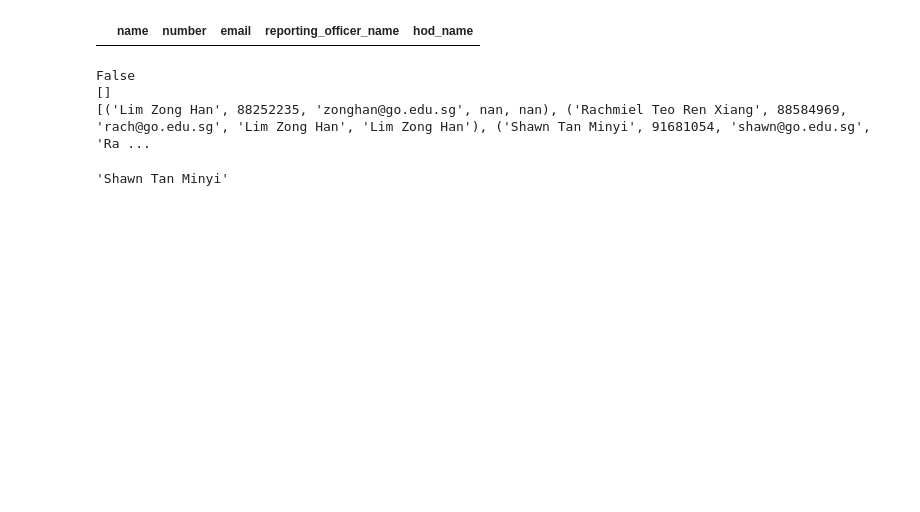
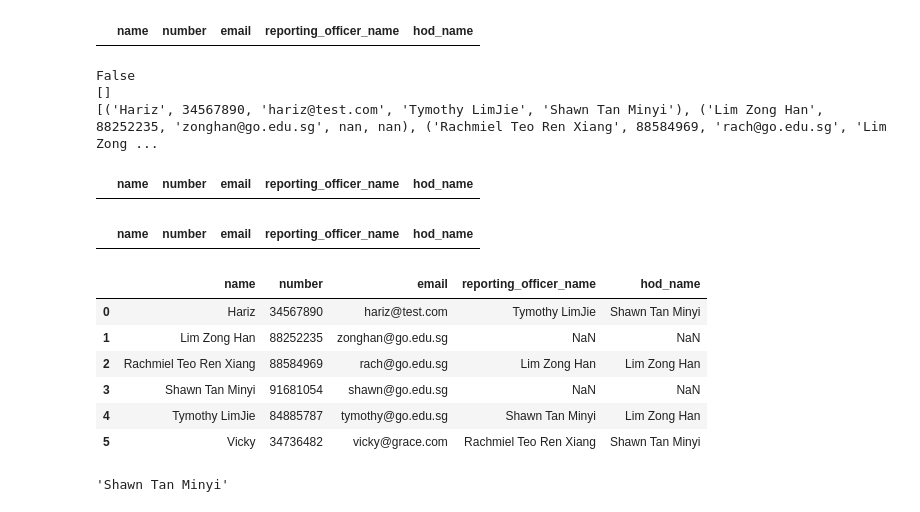
Before and after one commit to rachtrx/chatbot, a Jupyter notebook: services/app/test_sync_azure.ipynb, the cells around one changed output. Saved outputs shown, nothing was run; the diff lists cells and outputs as text; code cells hidden in the pictures; blank space fills up the shorter version.

```diff
--- a/services/app/test_sync_azure.ipynb
+++ b/services/app/test_sync_azure.ipynb
@@ -259,9 +286,16 @@ print(exact_match)
 
 if not exact_match:
     # create 2 dataframes to compare
+
     old_users = pd.merge(az_users, db_users, how="outer", indicator=True).query('_merge == "right_only"').drop(columns='_merge')
     new_users = pd.merge(az_users, db_users, how="outer", indicator=True).query('_merge == "left_only"').drop(columns='_merge')
 
+    update_users = new_users[new_users.name.isin(old_users.name)]
+
+    old_users = old_users[~old_users.name.isin(update_users.name)]
+    new_users = new_users[~new_users.name.isin(update_users.name)]
+
+    update_users_tuples = [tuple(update_user) for update_user in update_users.values]
     old_users_tuples = [tuple(old_user) for old_user in old_users.values]
     new_users_tuples = [tuple(new_user) for new_user in new_users.values]
     print(old_users_tuples)
@@ -270,15 +304,10 @@ if not exact_match:
 
     conn = sqlite3.connect('chatbot.db')
     cursor = conn.cursor()
+    cursor.execute("PRAGMA foreign_keys=ON")
 
     for name, number, email, reporting_officer, hod in old_users_tuples:
         cursor.execute('DELETE FROM user WHERE name = ?', (name, ))
-
-    conn.commit()
-    conn.close()
-
-    conn = sqlite3.connect('chatbot.db')
-    cursor = conn.cursor()
 
     for name, number, email, reporting_officer, hod in new_users_tuples:
         cursor.execute('INSERT INTO user (name, number, email) VALUES (?, ?, ?)', (name, number, email))
@@ -290,6 +319,9 @@ if not exact_match:
     cursor = conn.cursor()
     cursor.execute("PRAGMA foreign_keys=ON")
 
+    for name, number, email, reporting_officer, hod in update_users_tuples:
+        cursor.execute('UPDATE user SET number = ?, email = ?, reporting_officer_name = ?, hod_name = ? WHERE name = ?', (number, email, reporting_officer, hod, name))
+
     for name, number, email, reporting_officer, hod in new_users_tuples:
         cursor.execute('UPDATE user SET reporting_officer_name = ?, hod_name = ? WHERE name = ?', (reporting_officer, hod, name))
 
@@ -298,7 +330,25 @@ if not exact_match:
 # %% [output]
 False
 []
-[('Lim Zong Han', 88252235, 'zonghan@go.edu.sg', nan, nan), ('Rachmiel Teo Ren Xiang', 88584969, 'rach@go.edu.sg', 'Lim Zong Han', 'Lim Zong Han'), ('Shawn Tan Minyi', 91681054, 'shawn@go.edu.sg', 'Ra ...
+[('Hariz', 34567890, 'hariz@test.com', 'Tymothy LimJie', 'Shawn Tan Minyi'), ('Lim Zong Han', 88252235, 'zonghan@go.edu.sg', nan, nan), ('Rachmiel Teo Ren Xiang', 88584969, 'rach@go.edu.sg', 'Lim Zong ...
+# %%
+update_users
+# %% [output]
+|  | name | number | email | reporting_officer_name | hod_name |
+# %%
+old_users
+# %% [output]
+|  | name | number | email | reporting_officer_name | hod_name |
+# %%
+new_users
+# %% [output]
+|  | name | number | email | reporting_officer_name | hod_name |
+| 0 | Hariz | 34567890 | hariz@test.com | Tymothy LimJie | Shawn Tan Minyi |
+| 1 | Lim Zong Han | 88252235 | zonghan@go.edu.sg | NaN | NaN |
+| 2 | Rachmiel Teo Ren Xiang | 88584969 | rach@go.edu.sg | Lim Zong Han | Lim Zong Han |
+| 3 | Shawn Tan Minyi | 91681054 | shawn@go.edu.sg | NaN | NaN |
+| 4 | Tymothy LimJie | 84885787 | tymothy@go.edu.sg | Shawn Tan Minyi | Lim Zong Han |
+| 5 | Vicky | 34736482 | vicky@grace.com | Rachmiel Teo Ren Xiang | Shawn Tan Minyi |
 # %%
 az_users.loc[2, "reporting_officer_name"] = 'Shawn Tan Minyi'
 # %%
```
Also changed, not shown: parts of 10 cells of this notebook, 8 other files.
